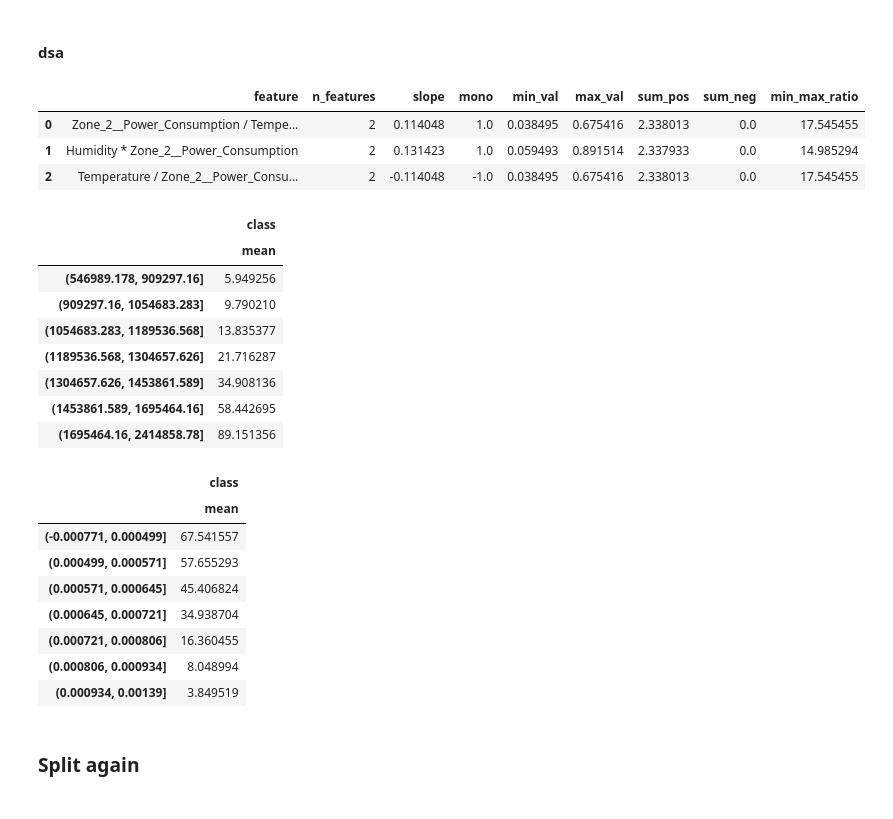
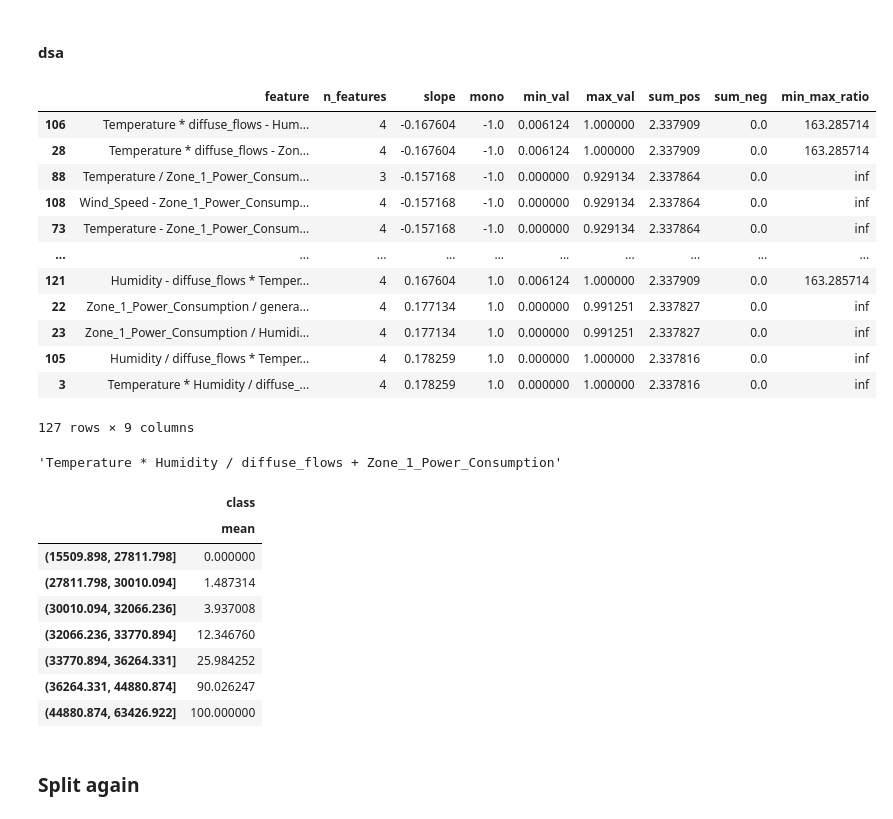
Before and after one commit to wojtas000/Advanced_Machine_Learning, a Jupyter notebook: datasets.ipynb, the cells around one changed output. Saved outputs shown, nothing was run; the diff lists cells and outputs as text; code cells hidden in the pictures.

```diff
--- a/datasets.ipynb
+++ b/datasets.ipynb
@@ -242,3 +253,5 @@ vif_coefs[vif_coefs['VIF'] >= 10]
+# %%
+X_train = X_train.drop(['Zone_2__Power_Consumption'], axis=1).copy()
 # %% [markdown]
 ## Feature selection
 # %% [markdown]
@@ -285,7 +298,7 @@ def prepare_cols_comb(cols, operations=None):
     combs = itertools.combinations(cols, 2)
     mapped_cols = map(lambda x: map_operation(x[0], x[1], operations), combs)
     mapped_cols = list(reduce(lambda s1, s2: s1.union(s2), mapped_cols))
-    return np.union1d(mapped_cols, cols)
+    return list(np.union1d(mapped_cols, cols))
 
 def qcut_iterations(col, data, y_col, score_function, n_bins):
     '''
@@ -391,45 +404,43 @@ def qcut_fold_validation(data_set: pd.DataFrame, k_number: int, y_col: str, cols
 #### dsa
 # %%
 pre_columns = ['Temperature', 'Humidity', 'Wind_Speed', 'general_diffuse_flows',
-       'diffuse_flows', 'Zone_1_Power_Consumption',
-       'Zone_2__Power_Consumption']
+       'diffuse_flows', 'Zone_1_Power_Consumption']
 # %%
 data3 = pd.concat([X_train, y_train], axis=1)
 # %%
-results = qcut_fold_validation(data3, 6, 'class', list(prepare_cols_comb(pre_columns)) + pre_columns, np.mean, 7, 'abs(mono) == 1')
+results = qcut_fold_validation(data3, 6, 'class', prepare_cols_comb(prepare_cols_comb(pre_columns)) + pre_columns, np.mean, 7, 'abs(mono) == 1')
 # %%
-results[abs(results.mono)==1].sort_values(['mono']).sort_index()
+results[abs(results.mono)==1].sort_values(['slope'], ascending=[True])
 # %% [output]
 |  | feature | n_features | slope | mono | min_val | max_val | sum_pos | sum_neg | min_max_ratio |
-| 0 | Zone_2__Power_Consumption / Tempe... | 2 | 0.114048 | 1.0 | 0.038495 | 0.675416 | 2.338013 | 0.0 | 17.545455 |
-| 1 | Humidity * Zone_2__Power_Consumption | 2 | 0.131423 | 1.0 | 0.059493 | 0.891514 | 2.337933 | 0.0 | 14.985294 |
-| 2 | Temperature / Zone_2__Power_Consu... | 2 | -0.114048 | -1.0 | 0.038495 | 0.675416 | 2.338013 | 0.0 | 17.545455 |
+| 106 | Temperature * diffuse_flows - Hum... | 4 | -0.167604 | -1.0 | 0.006124 | 1.000000 | 2.337909 | 0.0 | 163.285714 |
+| 28 | Temperature * diffuse_flows - Zon... | 4 | -0.167604 | -1.0 | 0.006124 | 1.000000 | 2.337909 | 0.0 | 163.285714 |
+| 88 | Temperature / Zone_1_Power_Consum... | 3 | -0.157168 | -1.0 | 0.000000 | 0.929134 | 2.337864 | 0.0 | inf |
+| 108 | Wind_Speed - Zone_1_Power_Consump... | 4 | -0.157168 | -1.0 | 0.000000 | 0.929134 | 2.337864 | 0.0 | inf |
+| 73 | Temperature - Zone_1_Power_Consum... | 4 | -0.157168 | -1.0 | 0.000000 | 0.929134 | 2.337864 | 0.0 | inf |
+| ... | ... | ... | ... | ... | ... | ... | ... | ... | ... |
+| 121 | Humidity - diffuse_flows * Temper... | 4 | 0.167604 | 1.0 | 0.006124 | 1.000000 | 2.337909 | 0.0 | 163.285714 |
+| 22 | Zone_1_Power_Consumption / genera... | 4 | 0.177134 | 1.0 | 0.000000 | 0.991251 | 2.337827 | 0.0 | inf |
+| 23 | Zone_1_Power_Consumption / Humidi... | 4 | 0.177134 | 1.0 | 0.000000 | 0.991251 | 2.337827 | 0.0 | inf |
+| 105 | Humidity / diffuse_flows * Temper... | 4 | 0.178259 | 1.0 | 0.000000 | 1.000000 | 2.337816 | 0.0 | inf |
+| 3 | Temperature * Humidity / diffuse_... | 4 | 0.178259 | 1.0 | 0.000000 | 1.000000 | 2.337816 | 0.0 | inf |
+127 rows × 9 columns
+# %%
+results[abs(results.mono)==1].sort_values(['slope'], ascending=[True]).tail(1).feature.values[0]
+# %% [output]
+'Temperature * Humidity / diffuse_flows + Zone_1_Power_Consumption'
 # %%
 data3.groupby([
-    pd.qcut(data3.eval('Humidity * Zone_2__Power_Consumption'), 7),
+    pd.qcut(data3.eval('Temperature * Humidity / diffuse_flows + Zone_1_Power_Consumption'), 7),
 ]).agg(['mean'])[['class']]*100
 # %% [output]
 |  | class |
 |  | mean |
-| (546989.178, 909297.16] | 5.949256 |
-| (909297.16, 1054683.283] | 9.790210 |
-| (1054683.283, 1189536.568] | 13.835377 |
-| (1189536.568, 1304657.626] | 21.716287 |
-| (1304657.626, 1453861.589] | 34.908136 |
-| (1453861.589, 1695464.16] | 58.442695 |
-| (1695464.16, 2414858.78] | 89.151356 |
+| (15509.898, 27811.798] | 0.000000 |
+| (27811.798, 30010.094] | 1.487314 |
+| (30010.094, 32066.236] | 3.937008 |
+| (32066.236, 33770.894] | 12.346760 |
+| (33770.894, 36264.331] | 25.984252 |
+| (36264.331, 44880.874] | 90.026247 |
+| (44880.874, 63426.922] | 100.000000 |
-# %%
-data3.groupby([
-    pd.qcut(data3.eval('Temperature / Zone_2__Power_Consumption'), 7),
-]).agg(['mean'])[['class']]*100
-# %% [output]
-|  | class |
-|  | mean |
-| (-0.000771, 0.000499] | 67.541557 |
-| (0.000499, 0.000571] | 57.655293 |
-| (0.000571, 0.000645] | 45.406824 |
-| (0.000645, 0.000721] | 34.938704 |
-| (0.000721, 0.000806] | 16.360455 |
-| (0.000806, 0.000934] | 8.048994 |
-| (0.000934, 0.00139] | 3.849519 |
 # %%
```
Also changed, not shown: parts of 8 cells of this notebook, 2 other files.
